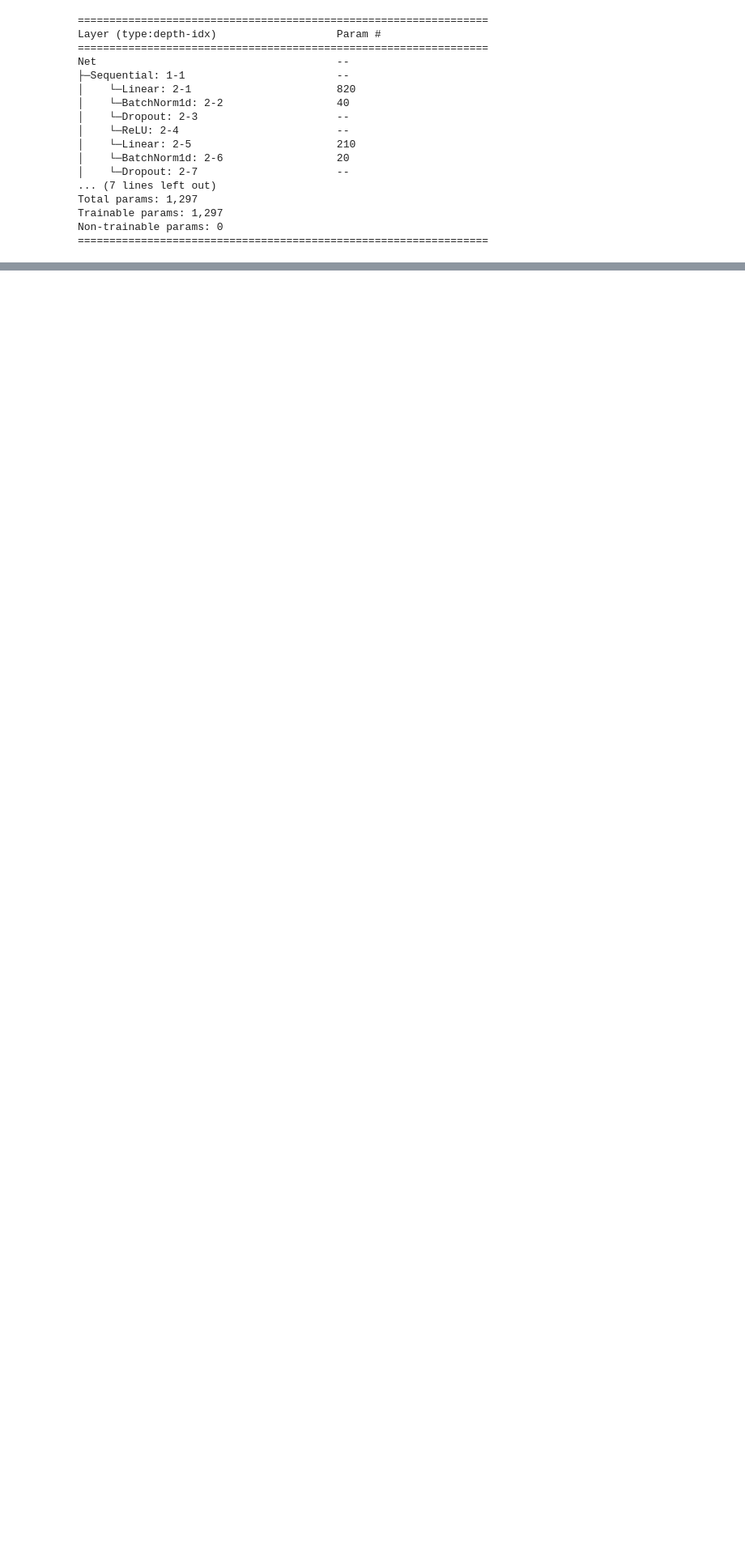
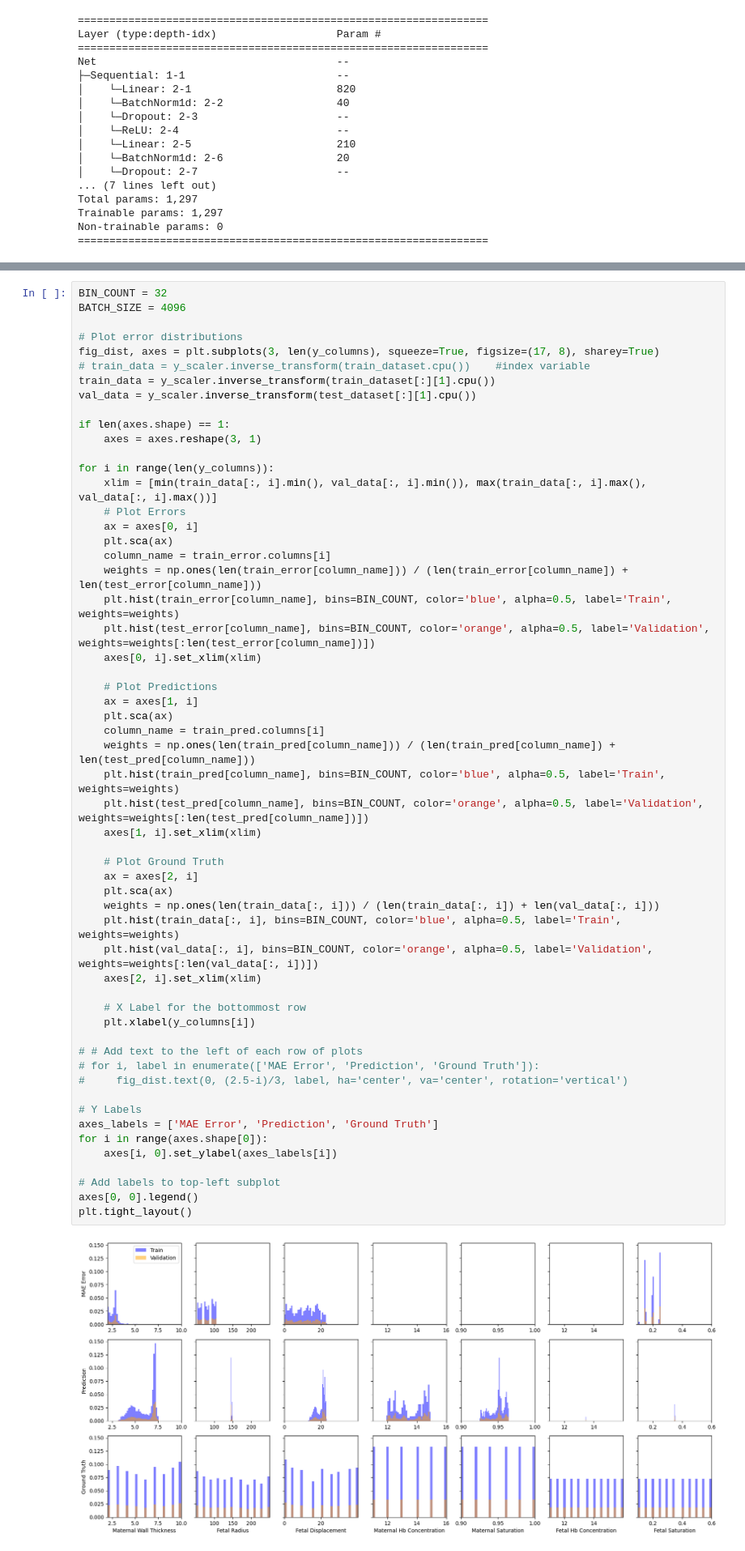
Before and after one commit to Th3RandyMan/tfo_inverse_modelling, a Jupyter notebook: Randalls Folder/modeling_data_randall.ipynb, the cells around one changed output, grey strips where cells are left out. Shown: that part at 81% size. Saved outputs shown, nothing was run; the diff lists cells and outputs as text; blank space fills up the shorter version.

```diff
--- a/Randalls Folder/modeling_data_randall.ipynb
+++ b/Randalls Folder/modeling_data_randall.ipynb
@@ -250,3 +305,61 @@ print(model.validation_loss)
+# %%
+BIN_COUNT = 32
+BATCH_SIZE = 4096
+
+# Plot error distributions
+fig_dist, axes = plt.subplots(3, len(y_columns), squeeze=True, figsize=(17, 8), sharey=True)
+# train_data = y_scaler.inverse_transform(train_dataset.cpu())    #index variable
+train_data = y_scaler.inverse_transform(train_dataset[:][1].cpu())
+val_data = y_scaler.inverse_transform(test_dataset[:][1].cpu())
+
+if len(axes.shape) == 1:
+    axes = axes.reshape(3, 1)
+
+for i in range(len(y_columns)):
+    xlim = [min(train_data[:, i].min(), val_data[:, i].min()), max(train_data[:, i].max(), val_data[:, i].max())]
+    # Plot Errors
+    ax = axes[0, i]
+    plt.sca(ax)
+    column_name = train_error.columns[i]
+    weights = np.ones(len(train_error[column_name])) / (len(train_error[column_name]) + len(test_error[column_name]))
+    plt.hist(train_error[column_name], bins=BIN_COUNT, color='blue', alpha=0.5, label='Train', weights=weights)
+    plt.hist(test_error[column_name], bins=BIN_COUNT, color='orange', alpha=0.5, label='Validation', weights=weights[:len(test_error[column_name])])
+    axes[0, i].set_xlim(xlim)
+
+    # Plot Predictions
+    ax = axes[1, i]
+    plt.sca(ax)
+    column_name = train_pred.columns[i]
+    weights = np.ones(len(train_pred[column_name])) / (len(train_pred[column_name]) + len(test_pred[column_name]))
+    plt.hist(train_pred[column_name], bins=BIN_COUNT, color='blue', alpha=0.5, label='Train', weights=weights)
+    plt.hist(test_pred[column_name], bins=BIN_COUNT, color='orange', alpha=0.5, label='Validation', weights=weights[:len(test_pred[column_name])])
+    axes[1, i].set_xlim(xlim)
+
+    # Plot Ground Truth
+    ax = axes[2, i]
+    plt.sca(ax)
+    weights = np.ones(len(train_data[:, i])) / (len(train_data[:, i]) + len(val_data[:, i]))
+    plt.hist(train_data[:, i], bins=BIN_COUNT, color='blue', alpha=0.5, label='Train', weights=weights)
+    plt.hist(val_data[:, i], bins=BIN_COUNT, color='orange', alpha=0.5, label='Validation', weights=weights[:len(val_data[:, i])])
+    axes[2, i].set_xlim(xlim)
+
+    # X Label for the bottommost row
+    plt.xlabel(y_columns[i])
+
+# # Add text to the left of each row of plots
+# for i, label in enumerate(['MAE Error', 'Prediction', 'Ground Truth']):
+#     fig_dist.text(0, (2.5-i)/3, label, ha='center', va='center', rotation='vertical')
+
+# Y Labels
+axes_labels = ['MAE Error', 'Prediction', 'Ground Truth']
+for i in range(axes.shape[0]):
+    axes[i, 0].set_ylabel(axes_labels[i])
+
+# Add labels to top-left subplot
+axes[0, 0].legend()
+plt.tight_layout()
+# %% [output]
+[figure, added]
 # %%
 import joblib
 
```
Also changed, not shown: parts of 8 cells of this notebook, 7 other files.
